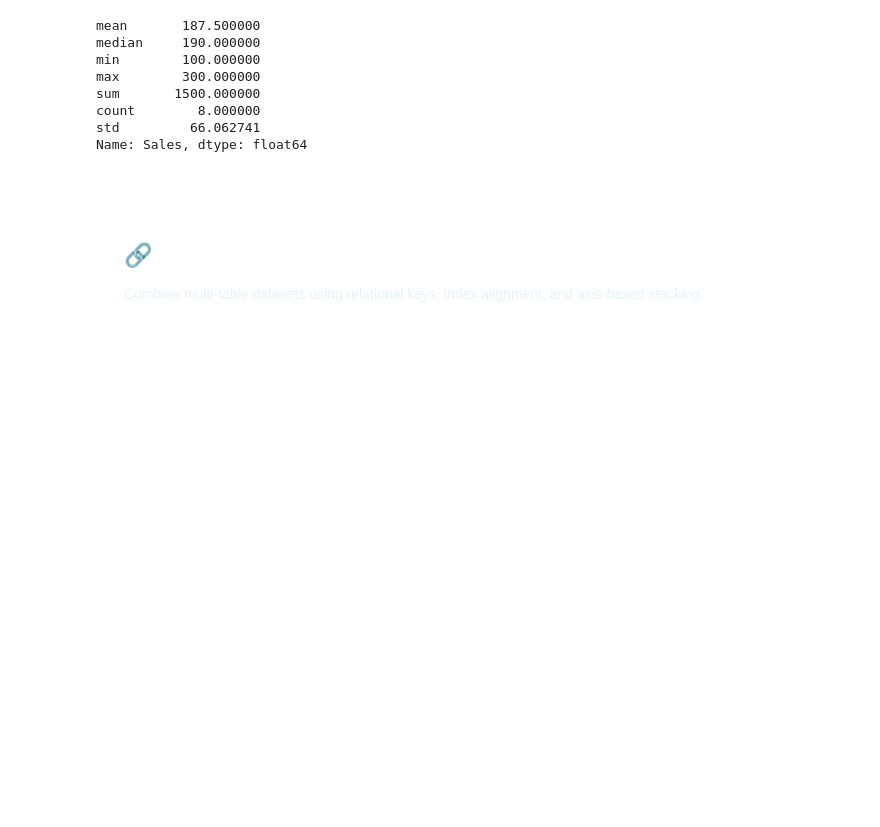
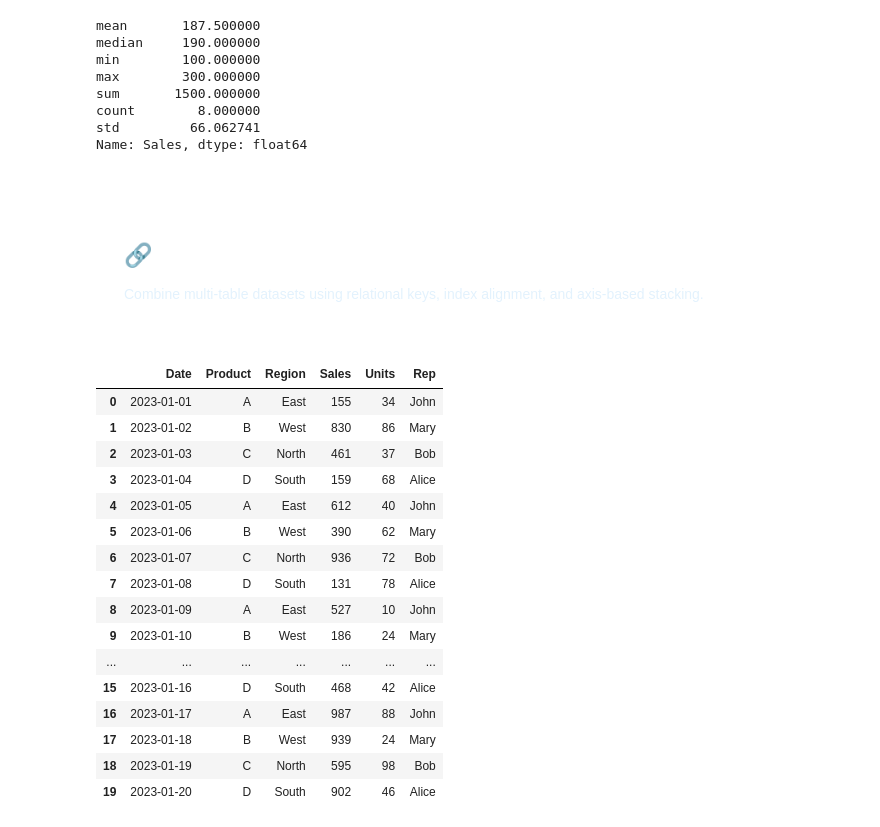
Before and after one commit to DebarghyaAich/Machine_Learning_Basics, a Jupyter notebook: Python_Libraries_Tutorial/pandas.ipynb, the cells around one changed output. Drawn from its saved outputs; the diff is of its cells as text; code cells hidden in the pictures; blank space fills up the shorter version.

```diff
--- a/Python_Libraries_Tutorial/pandas.ipynb
+++ b/Python_Libraries_Tutorial/pandas.ipynb
@@ -579,3 +579,35 @@ Name: Sales, dtype: float64
   </h2>
     <p style="margin: 8px 0 0 0; color: #e3f2fd; font-size: 14px; line-height: 1.5;">Combine multi-table datasets using relational keys, index alignment, and axis-based stacking.</p>
 </div>
+# %%
+data = {
+    'Date': pd.date_range('2023-01-01', periods=20),
+    'Product': ['A', 'B', 'C', 'D'] * 5,
+    'Region': ['East', 'West', 'North', 'South', 'East', 'West', 'North', 'South', 'East', 'West',
+               'North', 'South', 'East', 'West', 'North', 'South', 'East', 'West', 'North', 'South'],
+    'Sales': np.random.randint(100, 1000, 20),
+    'Units': np.random.randint(10, 100, 20),
+    'Rep': ['John', 'Mary', 'Bob', 'Alice', 'John', 'Mary', 'Bob', 'Alice', 'John', 'Mary',
+            'Bob', 'Alice', 'John', 'Mary', 'Bob', 'Alice', 'John', 'Mary', 'Bob', 'Alice']
+}
+
+df = pd.DataFrame(data)
+df
+# %% [output]
+|  | Date | Product | Region | Sales | Units | Rep |
+| 0 | 2023-01-01 | A | East | 155 | 34 | John |
+| 1 | 2023-01-02 | B | West | 830 | 86 | Mary |
+| 2 | 2023-01-03 | C | North | 461 | 37 | Bob |
+| 3 | 2023-01-04 | D | South | 159 | 68 | Alice |
+| 4 | 2023-01-05 | A | East | 612 | 40 | John |
+| 5 | 2023-01-06 | B | West | 390 | 62 | Mary |
+| 6 | 2023-01-07 | C | North | 936 | 72 | Bob |
+| 7 | 2023-01-08 | D | South | 131 | 78 | Alice |
+| 8 | 2023-01-09 | A | East | 527 | 10 | John |
+| 9 | 2023-01-10 | B | West | 186 | 24 | Mary |
+| ... | ... | ... | ... | ... | ... | ... |
+| 15 | 2023-01-16 | D | South | 468 | 42 | Alice |
+| 16 | 2023-01-17 | A | East | 987 | 88 | John |
+| 17 | 2023-01-18 | B | West | 939 | 24 | Mary |
+| 18 | 2023-01-19 | C | North | 595 | 98 | Bob |
+| 19 | 2023-01-20 | D | South | 902 | 46 | Alice |
```
Also changed, not shown: parts of 4 cells of this notebook.
